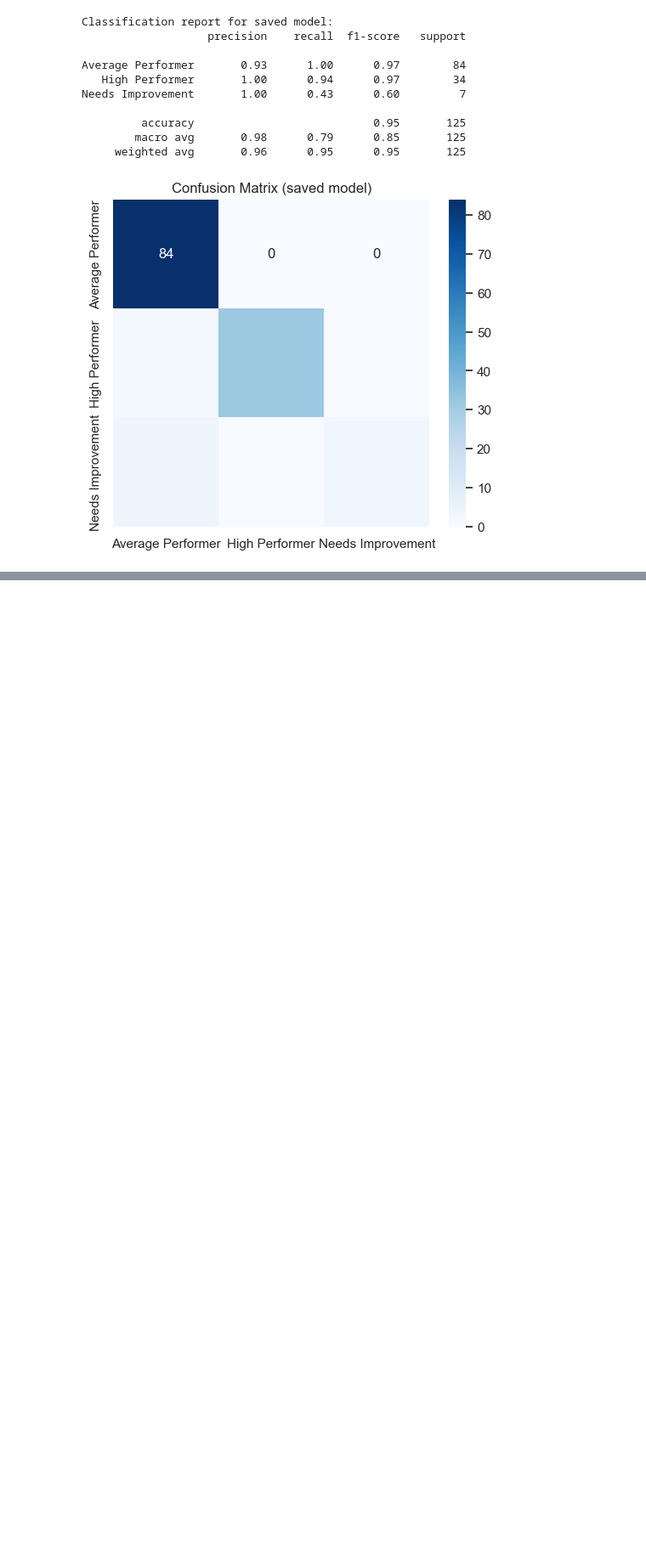
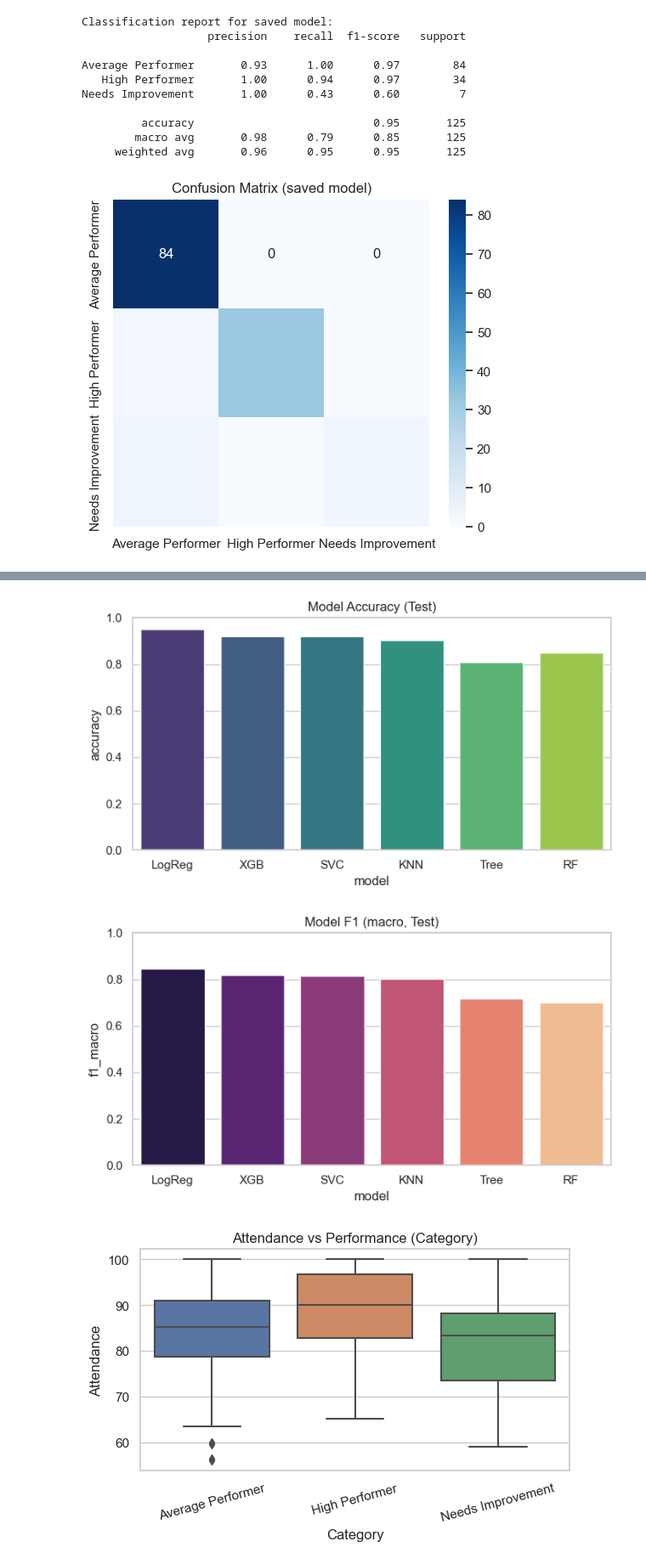
Before and after one commit to naveedqadir/SmartEdu_Classifier, a Jupyter notebook: notebooks/student_performance.ipynb, the cells around one changed output, grey strips where cells are left out. Shown at 85% size. Saved outputs shown, nothing was run; the diff lists cells and outputs as text; code cells hidden in the pictures; blank space fills up the shorter version.

```diff
--- a/notebooks/student_performance.ipynb
+++ b/notebooks/student_performance.ipynb
@@ -91,0 +185,27 @@ Needs Improvement       1.00      0.43      0.60         7
+# %%
+# Visualize model comparison and attendance vs performance
+import seaborn as sns
+import matplotlib.pyplot as plt
+os.makedirs('../outputs', exist_ok=True)
+
+plt.figure(figsize=(7,4))
+sns.barplot(data=metrics_df, x='model', y='accuracy', palette='viridis')
+plt.title('Model Accuracy (Test)')
+plt.ylim(0,1)
+plt.tight_layout(); plt.show()
+
+plt.figure(figsize=(7,4))
+sns.barplot(data=metrics_df, x='model', y='f1_macro', palette='magma')
+plt.title('Model F1 (macro, Test)')
+plt.ylim(0,1)
+plt.tight_layout(); plt.show()
+
+plt.figure(figsize=(6,4))
+sns.boxplot(data=df, x='Category', y='Attendance', order=list(le.classes_))
+plt.title('Attendance vs Performance (Category)')
+plt.xticks(rotation=15)
+plt.tight_layout(); plt.show()
+# %% [output]
+[figure, added]
+[figure, added]
+[figure, added]
```
Also changed, not shown: parts of 4 cells of this notebook, 3 other files.
